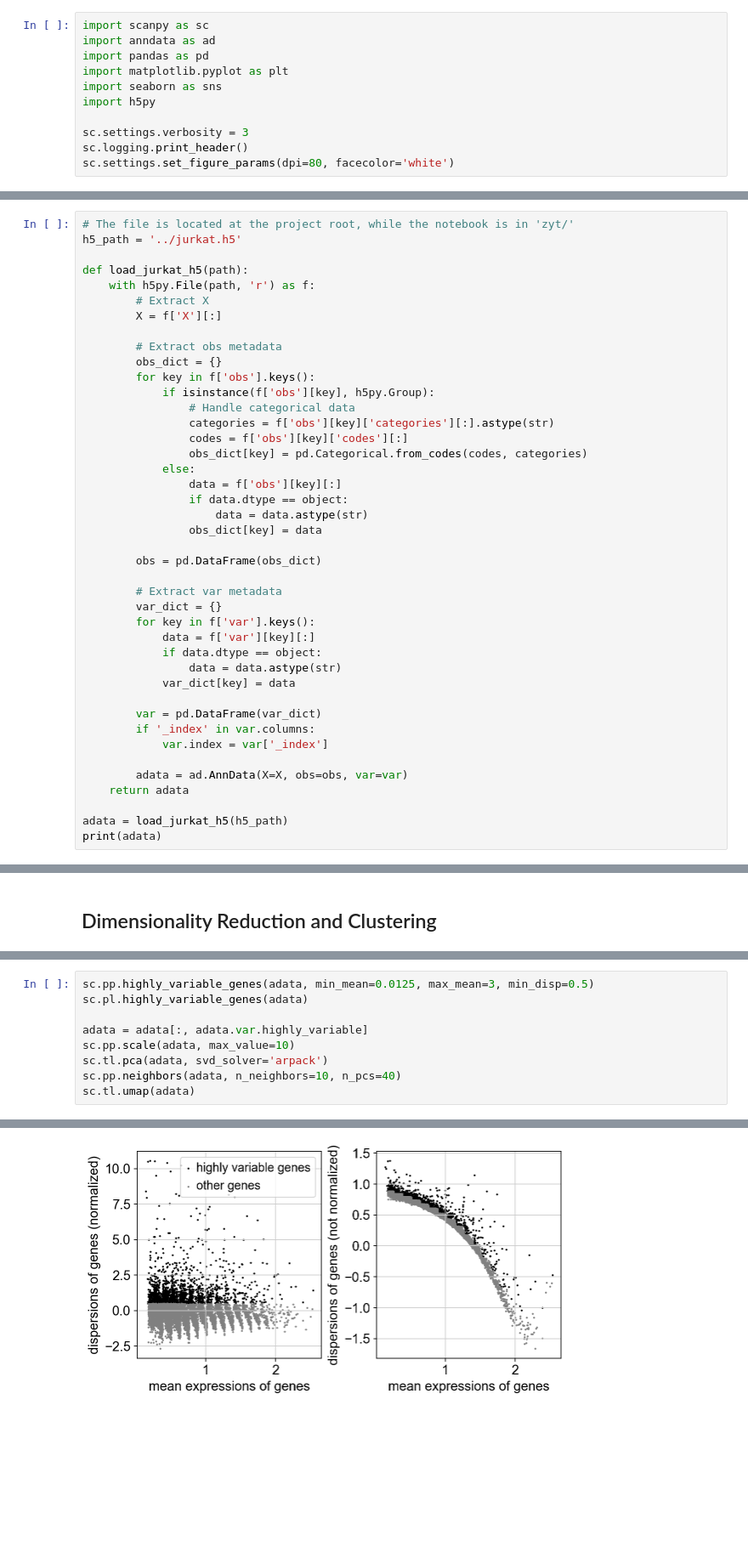
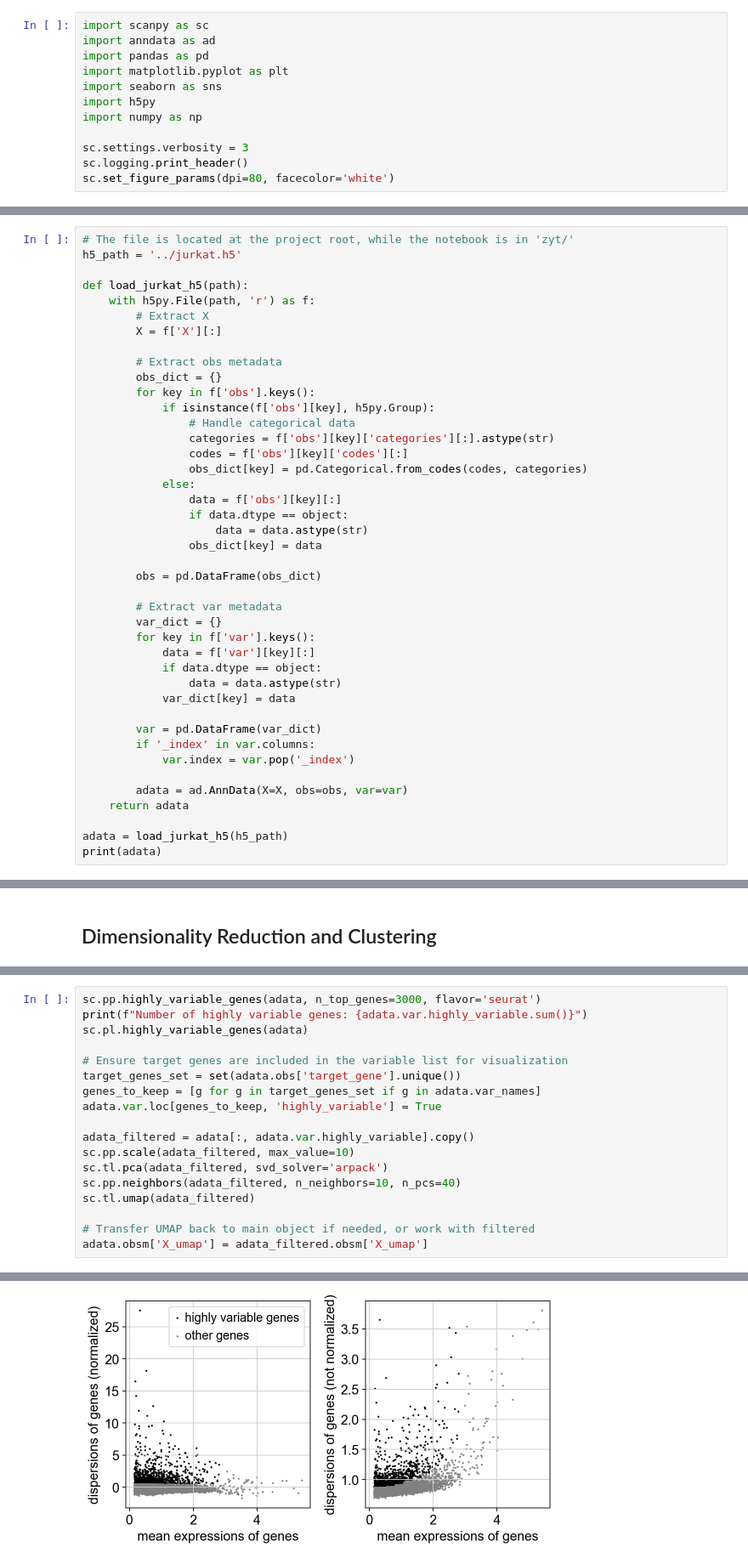
Before and after one commit to DorisTheChef/CS271-Project, a Jupyter notebook: zyt/data_analysis.ipynb, the cells around one changed output, grey strips where cells are left out. Shown at 85% size. Drawn from its saved outputs; the diff is of its cells as text; blank space fills up the shorter version.

```diff
--- a/zyt/data_analysis.ipynb
+++ b/zyt/data_analysis.ipynb
@@ -8,7 +8,8 @@ import pandas as pd
 import matplotlib.pyplot as plt
 import seaborn as sns
 import h5py
+import numpy as np
 
 sc.settings.verbosity = 3
 sc.logging.print_header()
-sc.settings.set_figure_params(dpi=80, facecolor='white')
+sc.set_figure_params(dpi=80, facecolor='white')
@@ -52,7 +51,7 @@ def load_jurkat_h5(path):
 
         var = pd.DataFrame(var_dict)
         if '_index' in var.columns:
-            var.index = var['_index']
+            var.index = var.pop('_index')
 
         adata = ad.AnnData(X=X, obs=obs, var=var)
     return adata
@@ -129,12 +292,21 @@ normalizing counts per cell
 # %%
-sc.pp.highly_variable_genes(adata, min_mean=0.0125, max_mean=3, min_disp=0.5)
+sc.pp.highly_variable_genes(adata, n_top_genes=3000, flavor='seurat')
+print(f"Number of highly variable genes: {adata.var.highly_variable.sum()}")
 sc.pl.highly_variable_genes(adata)
 
-adata = adata[:, adata.var.highly_variable]
-sc.pp.scale(adata, max_value=10)
-sc.tl.pca(adata, svd_solver='arpack')
-sc.pp.neighbors(adata, n_neighbors=10, n_pcs=40)
-sc.tl.umap(adata)
+# Ensure target genes are included in the variable list for visualization
+target_genes_set = set(adata.obs['target_gene'].unique())
+genes_to_keep = [g for g in target_genes_set if g in adata.var_names]
+adata.var.loc[genes_to_keep, 'highly_variable'] = True
+
+adata_filtered = adata[:, adata.var.highly_variable].copy()
+sc.pp.scale(adata_filtered, max_value=10)
+sc.tl.pca(adata_filtered, svd_solver='arpack')
+sc.pp.neighbors(adata_filtered, n_neighbors=10, n_pcs=40)
+sc.tl.umap(adata_filtered)
+
+# Transfer UMAP back to main object if needed, or work with filtered
+adata.obsm['X_umap'] = adata_filtered.obsm['X_umap']
 # %% [output]
 extracting highly variable genes
     finished (0:00:02)
@@ -146,3 +319,3 @@ extracting highly variable genes
-[figure, old version]
+[figure, new version]
 computing PCA
     with n_comps=50
```
Also changed, not shown: parts of 19 cells of this notebook, 4 other files.
